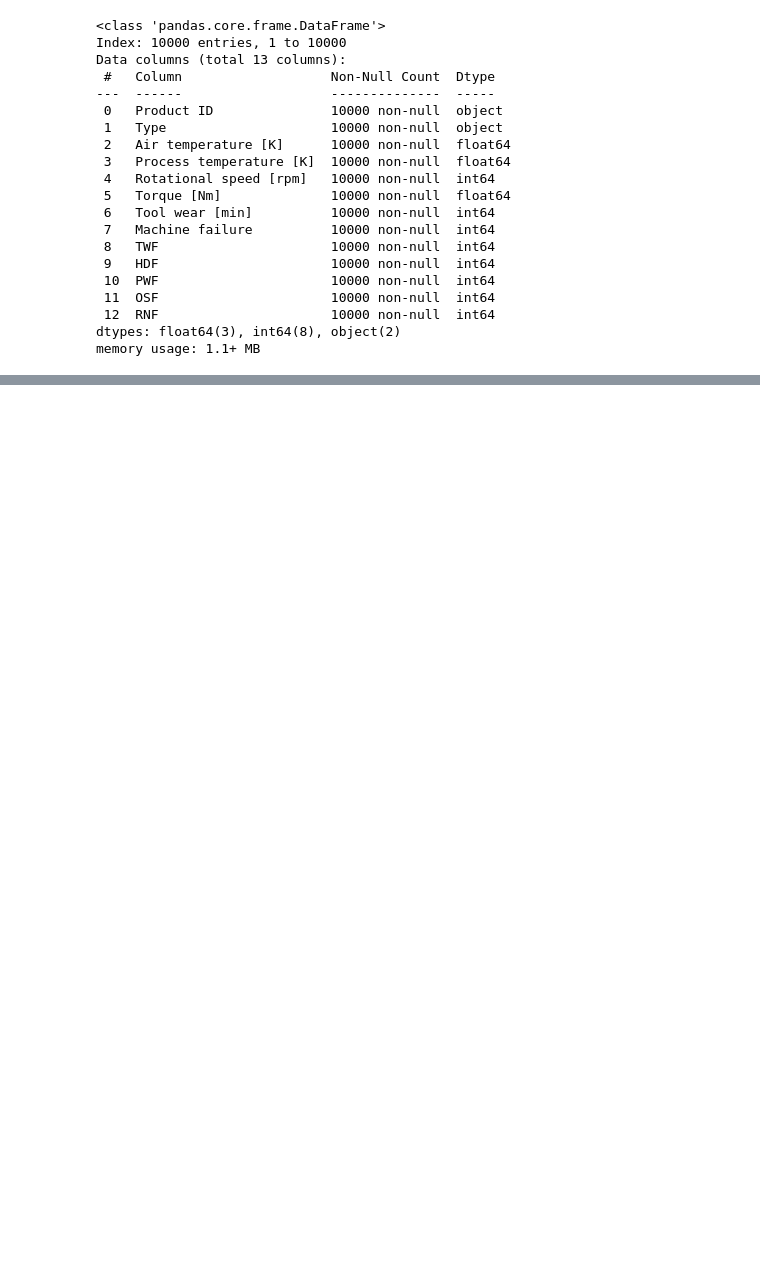
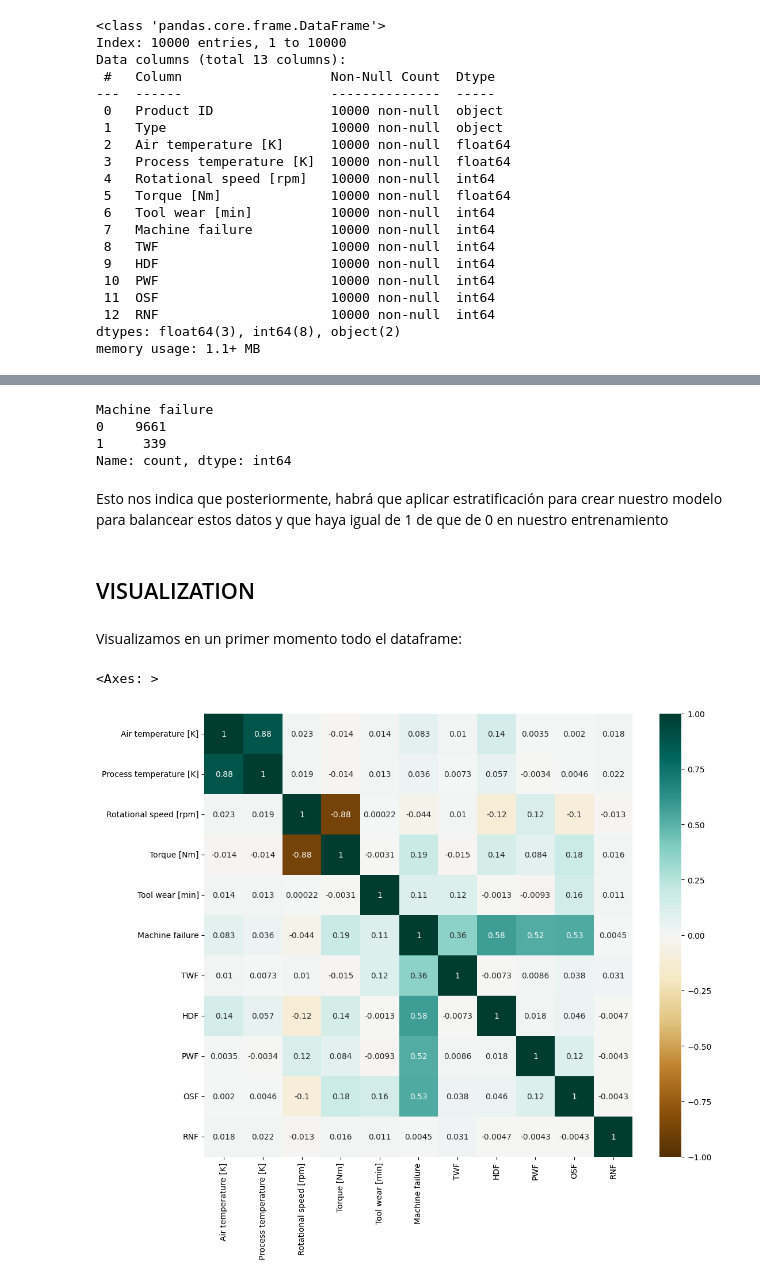
Before and after one commit to Danielgarpra/Milling_failure_prediction_ML, a Jupyter notebook: milling_projet.ipynb, the cells around one changed output, grey strips where cells are left out. Drawn from its saved outputs; the diff is of its cells as text; code cells hidden in the pictures; blank space fills up the shorter version.

```diff
--- a/milling_projet.ipynb
+++ b/milling_projet.ipynb
@@ -168,0 +170,19 @@ memory usage: 1.1+ MB
+# %%
+df['Machine failure'].value_counts()
+# %% [output]
+Machine failure
+0    9661
+1     339
+Name: count, dtype: int64
+# %% [markdown]
+Esto nos indica que posteriormente, habrá que aplicar estratificación para crear nuestro modelo para balancear estos datos y que haya igual de 1 de que de 0 en nuestro entrenamiento
+# %% [markdown]
+## VISUALIZATION
+# %% [markdown]
+Visualizamos en un primer momento todo el dataframe:
+# %%
+plt.figure(figsize=(12,10))
+sns.heatmap(df.corr(numeric_only=True),annot=True,cmap='BrBG',vmin=-1,vmax=1)
+# %% [output]
+<Axes: >
+[figure, added]
```
Also changed, not shown: parts of 48 cells of this notebook, 2 other files.
